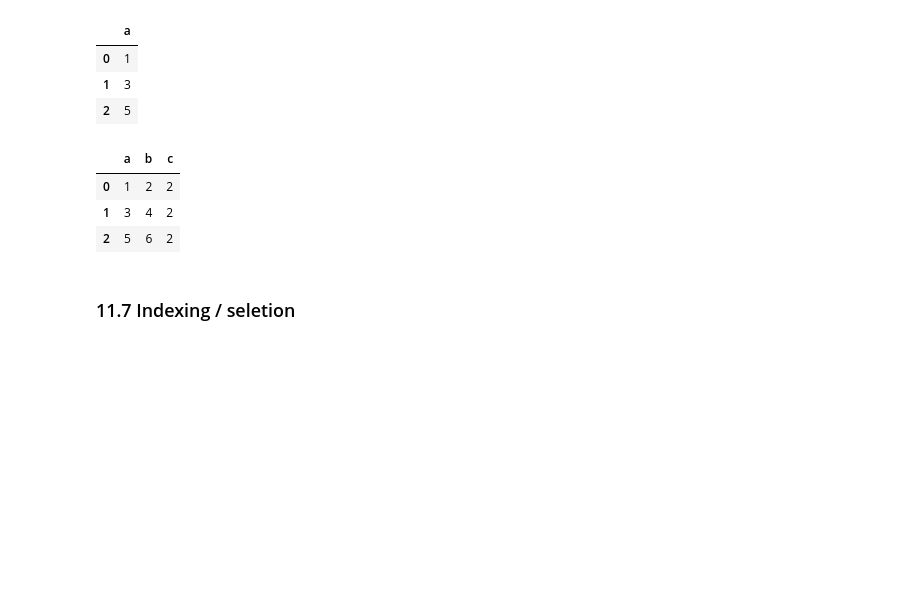
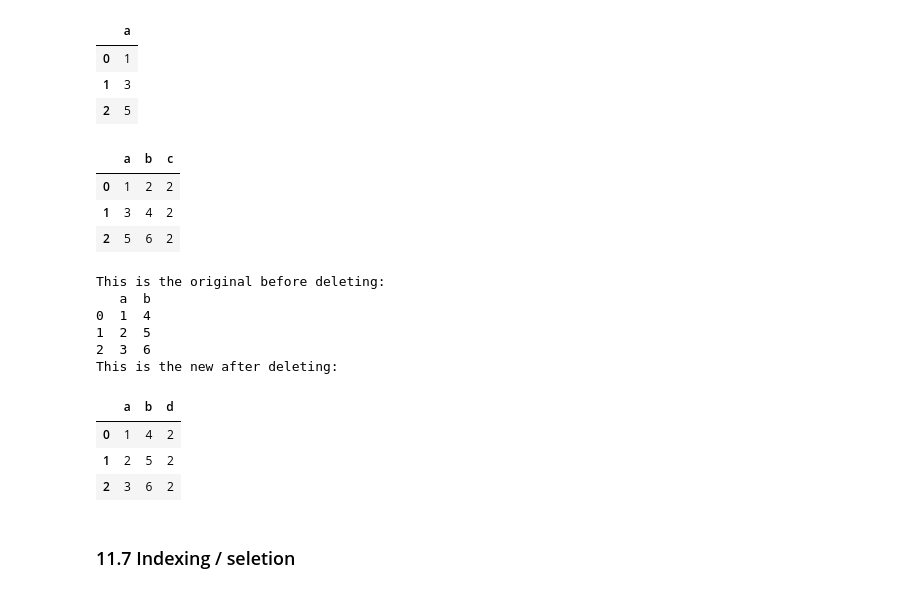
Before and after one commit to IAT-ExploringAI-2024/Week1---Intro-to-Python, a Jupyter notebook: Introduction_to_Python.ipynb, the cells around one changed output. Saved outputs shown, nothing was run; the diff lists cells and outputs as text; code cells hidden in the pictures; blank space fills up the shorter version.

```diff
--- a/Introduction_to_Python.ipynb
+++ b/Introduction_to_Python.ipynb
@@ -1520,6 +1604,27 @@ df
 | 0 | 1 | 2 | 2 |
 | 1 | 3 | 4 | 2 |
 | 2 | 5 | 6 | 2 |
+# %%
+#here is my code testing all 3 of these factors:
+
+df = pd.DataFrame([[1,4,7],[2,5,8],[3,6,9]], columns=['a','b','c']) #have 3 columns all with their respective numbers in each
+del df['c']   # delete column c
+print("This is the original before deleting:")
+print(df);
+df['d']='2'   #add new column d to replace c and fill with 2
+print("This is the new after deleting:")
+df
+# %% [output]
+This is the original before deleting:
+   a  b
+0  1  4
+1  2  5
+2  3  6
+This is the new after deleting:
+|  | a | b | d |
+| 0 | 1 | 4 | 2 |
+| 1 | 2 | 5 | 2 |
+| 2 | 3 | 6 | 2 |
 # %% [markdown]
 ### 11.7 Indexing / seletion
 # %% [markdown]
```
Also changed, not shown: parts of 25 cells of this notebook.
